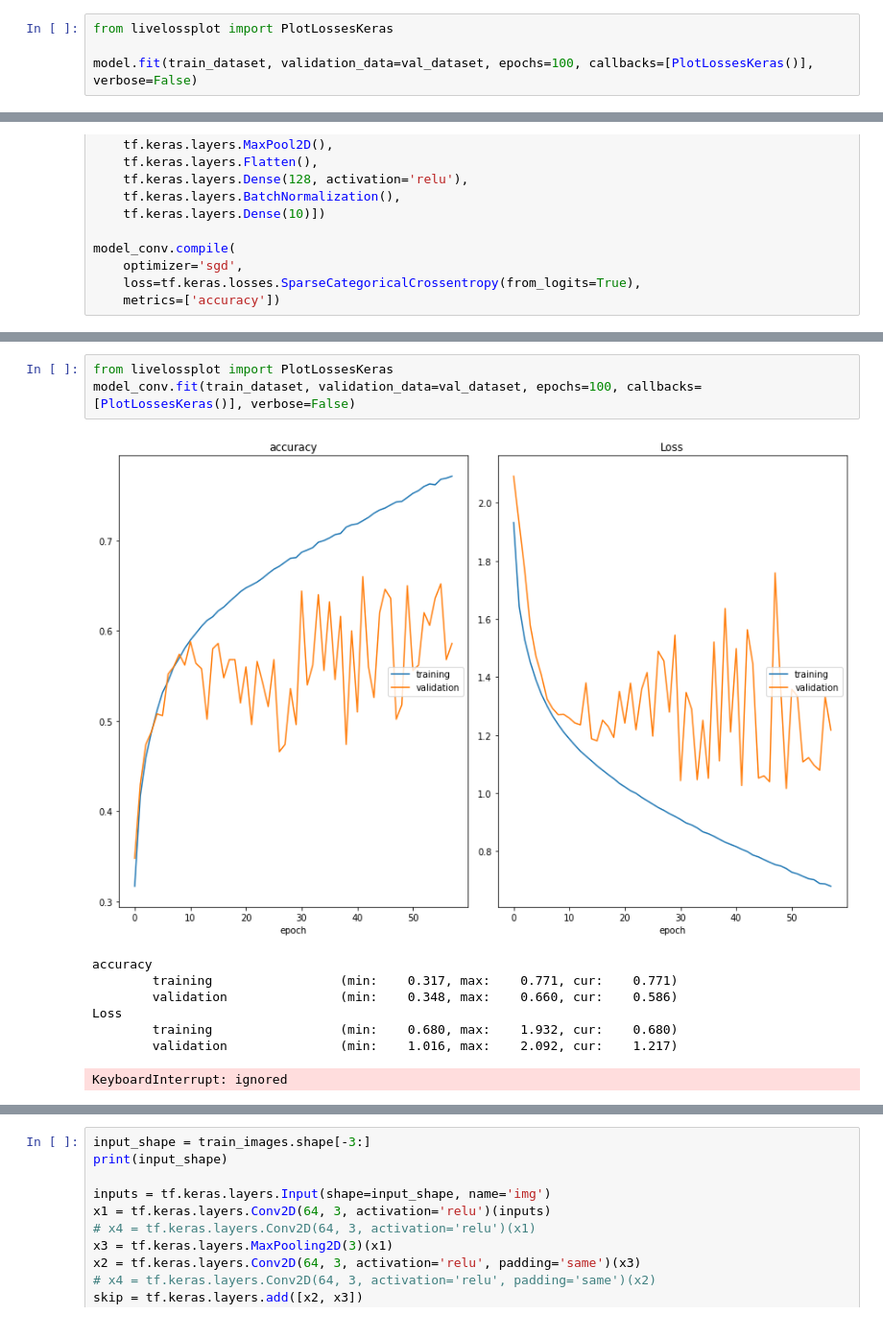
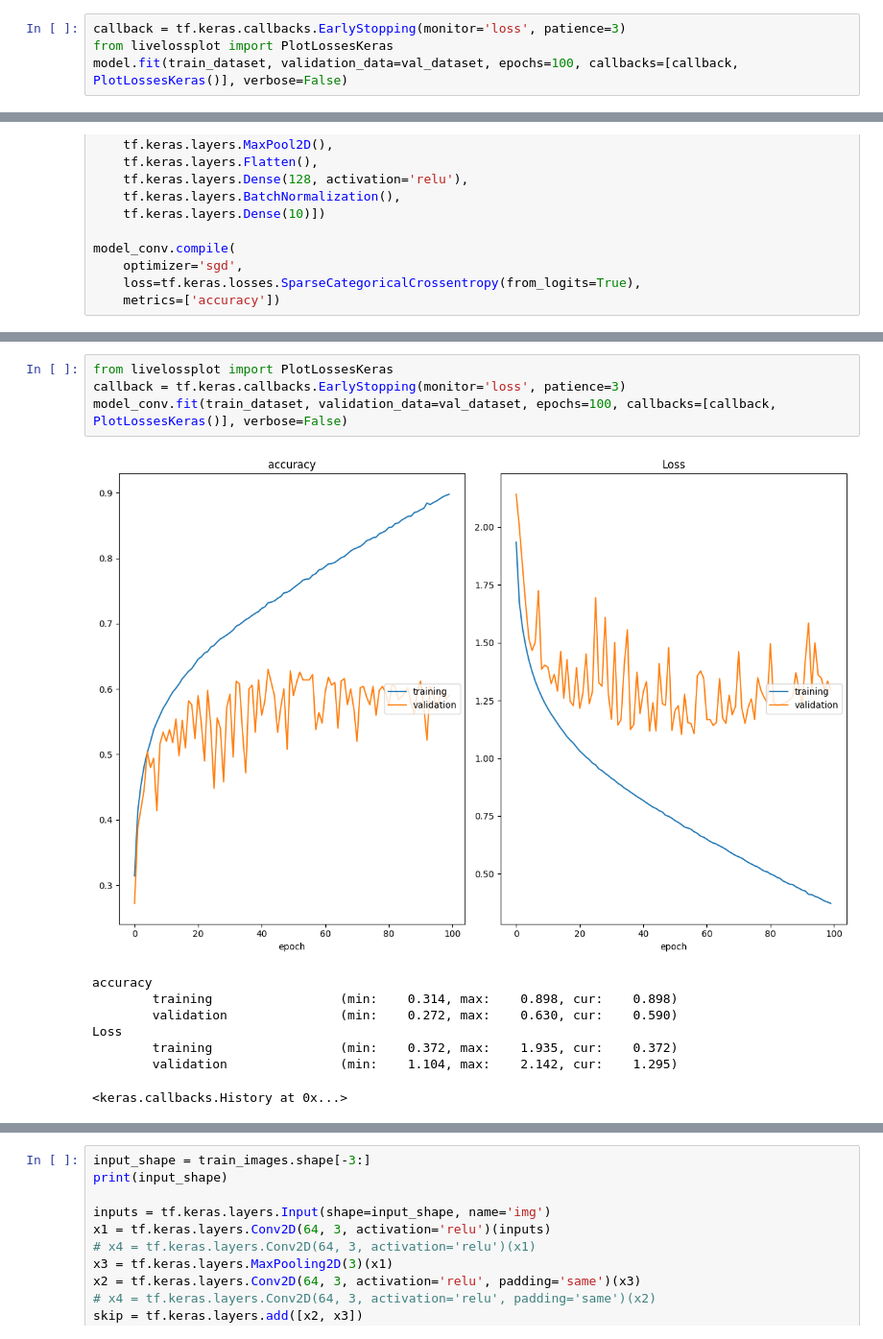
Before and after one commit to ShvetsovEgor/ML, a Jupyter notebook: Задачи_компьютерного_зрения_Семинар.ipynb, the cells around one changed output, grey strips where cells are left out. Shown at 96% size. Cells and saved outputs as stored; diff of their text form.

```diff
--- a/Задачи_компьютерного_зрения_Семинар.ipynb
+++ b/Задачи_компьютерного_зрения_Семинар.ipynb
@@ -101,7 +104,7 @@ Requirement already satisfied: six>=1.5 in /usr/local/lib/python3.9/dist-package
 Installing collected packages: livelossplot
 Successfully installed livelossplot-0.5.5
 # %%
+callback = tf.keras.callbacks.EarlyStopping(monitor='loss', patience=3)
 from livelossplot import PlotLossesKeras
-
-model.fit(train_dataset, validation_data=val_dataset, epochs=100, callbacks=[PlotLossesKeras()], verbose=False)
+model.fit(train_dataset, validation_data=val_dataset, epochs=100, callbacks=[callback, PlotLossesKeras()], verbose=False)
 # %% [output]
@@ -149,16 +152,17 @@ Non-trainable params: 256
 _________________________________________________________________
 # %%
 from livelossplot import PlotLossesKeras
-model_conv.fit(train_dataset, validation_data=val_dataset, epochs=100, callbacks=[PlotLossesKeras()], verbose=False)
+callback = tf.keras.callbacks.EarlyStopping(monitor='loss', patience=3)
+model_conv.fit(train_dataset, validation_data=val_dataset, epochs=100, callbacks=[callback, PlotLossesKeras()], verbose=False)
 # %% [output]
-[figure, old version]
+[figure, new version]
 accuracy
-        training                 (min:    0.317, max:    0.771, cur:    0.771)
-        validation               (min:    0.348, max:    0.660, cur:    0.586)
+        training                 (min:    0.314, max:    0.898, cur:    0.898)
+        validation               (min:    0.272, max:    0.630, cur:    0.590)
 Loss
-        training                 (min:    0.680, max:    1.932, cur:    0.680)
-        validation               (min:    1.016, max:    2.092, cur:    1.217)
+        training                 (min:    0.372, max:    1.935, cur:    0.372)
+        validation               (min:    1.104, max:    2.142, cur:    1.295)
-KeyboardInterrupt: ignored
+<keras.callbacks.History at 0x...>
 # %%
 from tensorflow.keras import layers
 
```
Also changed, not shown: parts of 11 cells of this notebook.
